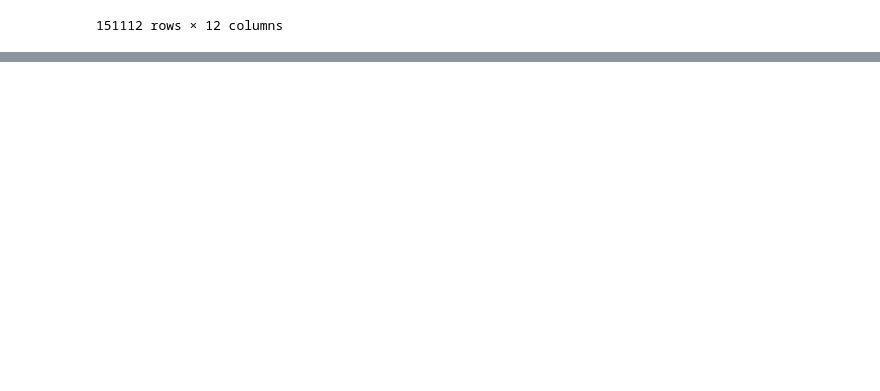
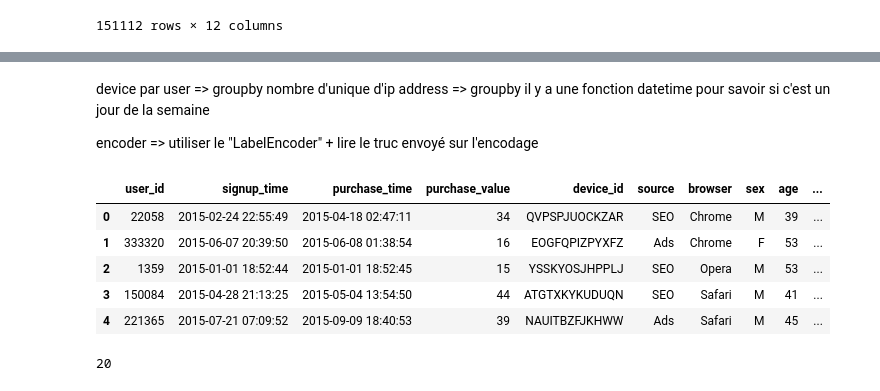
Before and after one commit to Gizmologie/ML_H3M1, a Jupyter notebook: tp2.ipynb, the cells around one changed output, grey strips where cells are left out. Drawn from its saved outputs; the diff is of its cells as text; code cells hidden in the pictures; blank space fills up the shorter version.

```diff
--- a/tp2.ipynb
+++ b/tp2.ipynb
@@ -75,5 +76,13 @@ d1
 | 151110 | 207709 | 2015-07-09 20:06:07 | 2015-09-07 09:34:46 | 46 | CMCXFGRHYSTVJ | SEO | Chrome | M | 37 | ... |
 | 151111 | 138208 | 2015-06-10 07:02:20 | 2015-07-21 02:03:53 | 20 | ZINIADFCLHYPG | Direct | IE | M | 38 | ... |
 151112 rows × 12 columns
+# %%
+d1['signup_time'] = pd.to_datetime(d1['signup_time'])
+d1['purchase_time'] = pd.to_datetime(d1['purchase_time'])
+# %%
+time_diff = d1['purchase_time'] - d1['signup_time']
+time_diff = time_diff.apply(lambda x: x.total_seconds())
+
+d1['time_diff']=time_diff
 # %%
-d1["time_diff"] = 0
+d1
@@ -79,0 +103,22 @@ d1["time_diff"] = 0
+# %% [markdown]
+device par user => groupby
+nombre d'unique d'ip address => groupby
+il y a une fonction datetime pour savoir si c'est un jour de la semaine
+
+encoder => utiliser le "LabelEncoder" + lire le truc envoyé sur l'encodage
+# %%
+device_num = d1[['user_id', 'device_id']].groupby('device_id').count().reset_index()
+
+device_num = device_num.rename(columns={'user_id': 'device_num'})
+d1 = d1.merge(device_num, how='left', on='device_id')
+# %% [output]
+|  | user_id | signup_time | purchase_time | purchase_value | device_id | source | browser | sex | age | ... |
+| 0 | 22058 | 2015-02-24 22:55:49 | 2015-04-18 02:47:11 | 34 | QVPSPJUOCKZAR | SEO | Chrome | M | 39 | ... |
+| 1 | 333320 | 2015-06-07 20:39:50 | 2015-06-08 01:38:54 | 16 | EOGFQPIZPYXFZ | Ads | Chrome | F | 53 | ... |
+| 2 | 1359 | 2015-01-01 18:52:44 | 2015-01-01 18:52:45 | 15 | YSSKYOSJHPPLJ | SEO | Opera | M | 53 | ... |
+| 3 | 150084 | 2015-04-28 21:13:25 | 2015-05-04 13:54:50 | 44 | ATGTXKYKUDUQN | SEO | Safari | M | 41 | ... |
+| 4 | 221365 | 2015-07-21 07:09:52 | 2015-09-09 18:40:53 | 39 | NAUITBZFJKHWW | Ads | Safari | M | 45 | ... |
+# %%
+d1.device_num.max()
+# %% [output]
+20
```
Also changed, not shown: parts of 7 cells of this notebook.
